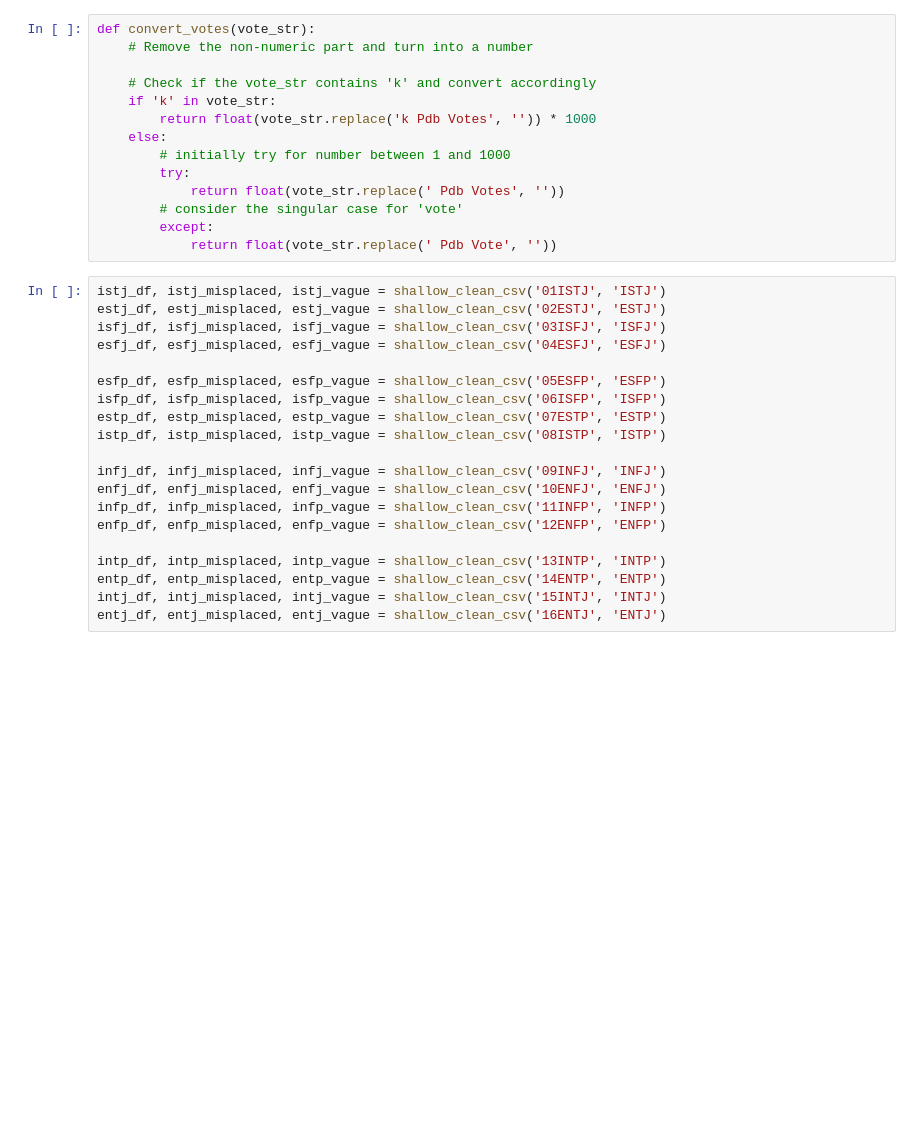
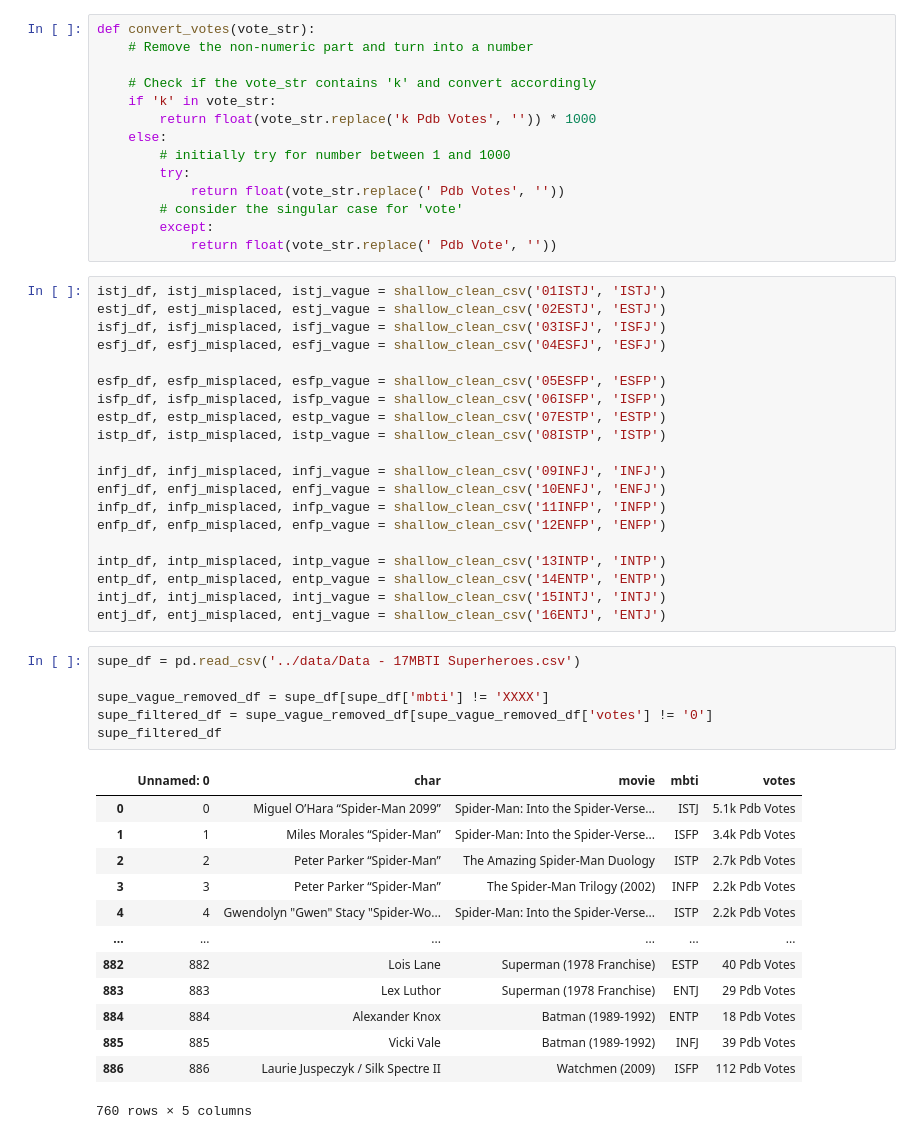
Before and after one commit to mlcuadra1/MBTI-movies-EDA, a Jupyter notebook: notebooks/Script 3 - char-movies-cleaning.ipynb, the cells around one changed output. Drawn from its saved outputs; the diff is of its cells as text; blank space fills up the shorter version.

```diff
--- a/notebooks/Script 3 - char-movies-cleaning.ipynb
+++ b/notebooks/Script 3 - char-movies-cleaning.ipynb
@@ -51,6 +52,26 @@ intp_df, intp_misplaced, intp_vague = shallow_clean_csv('13INTP', 'INTP')
 entp_df, entp_misplaced, entp_vague = shallow_clean_csv('14ENTP', 'ENTP')
 intj_df, intj_misplaced, intj_vague = shallow_clean_csv('15INTJ', 'INTJ')
 entj_df, entj_misplaced, entj_vague = shallow_clean_csv('16ENTJ', 'ENTJ')
+# %%
+supe_df = pd.read_csv('../data/Data - 17MBTI Superheroes.csv')
+
+supe_vague_removed_df = supe_df[supe_df['mbti'] != 'XXXX']
+supe_filtered_df = supe_vague_removed_df[supe_vague_removed_df['votes'] != '0']
+supe_filtered_df
+# %% [output]
+|  | Unnamed: 0 | char | movie | mbti | votes |
+| 0 | 0 | Miguel O’Hara “Spider-Man 2099” | Spider-Man: Into the Spider-Verse... | ISTJ | 5.1k Pdb Votes |
+| 1 | 1 | Miles Morales “Spider-Man” | Spider-Man: Into the Spider-Verse... | ISFP | 3.4k Pdb Votes |
+| 2 | 2 | Peter Parker “Spider-Man” | The Amazing Spider-Man Duology | ISTP | 2.7k Pdb Votes |
+| 3 | 3 | Peter Parker “Spider-Man” | The Spider-Man Trilogy (2002) | INFP | 2.2k Pdb Votes |
+| 4 | 4 | Gwendolyn "Gwen" Stacy "Spider-Wo... | Spider-Man: Into the Spider-Verse... | ISTP | 2.2k Pdb Votes |
+| ... | ... | ... | ... | ... | ... |
+| 882 | 882 | Lois Lane | Superman (1978 Franchise) | ESTP | 40 Pdb Votes |
+| 883 | 883 | Lex Luthor | Superman (1978 Franchise) | ENTJ | 29 Pdb Votes |
+| 884 | 884 | Alexander Knox | Batman (1989-1992) | ENTP | 18 Pdb Votes |
+| 885 | 885 | Vicki Vale | Batman (1989-1992) | INFJ | 39 Pdb Votes |
+| 886 | 886 | Laurie Juspeczyk / Silk Spectre II | Watchmen (2009) | ISFP | 112 Pdb Votes |
+760 rows × 5 columns
 # %%
 mbti_types = ['ISTJ', 'ESTJ', 'ISFJ', 'ESFJ',
               'ESFP', 'ISFP', 'ESTP', 'ISTP',
```
Also changed, not shown: parts of 10 cells of this notebook.
